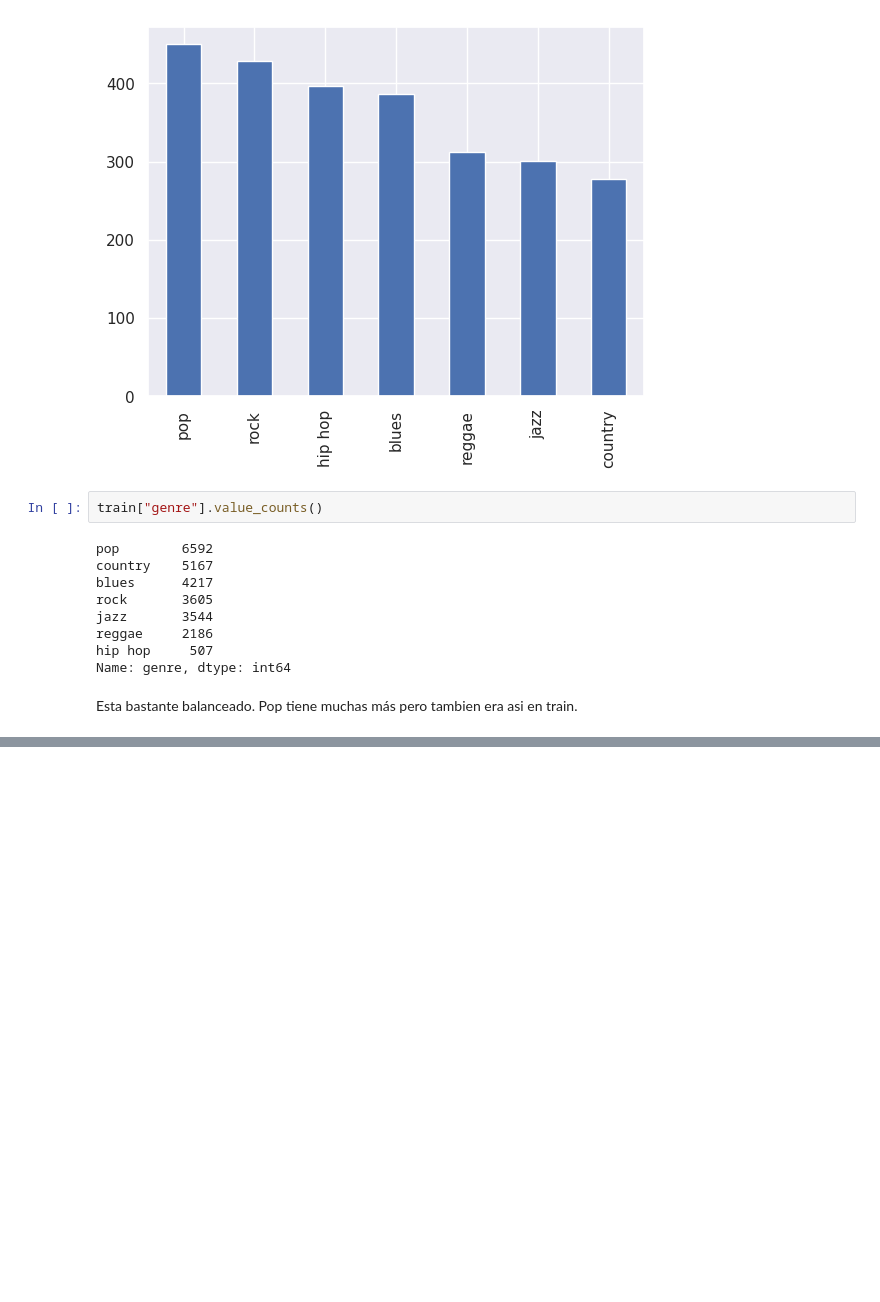
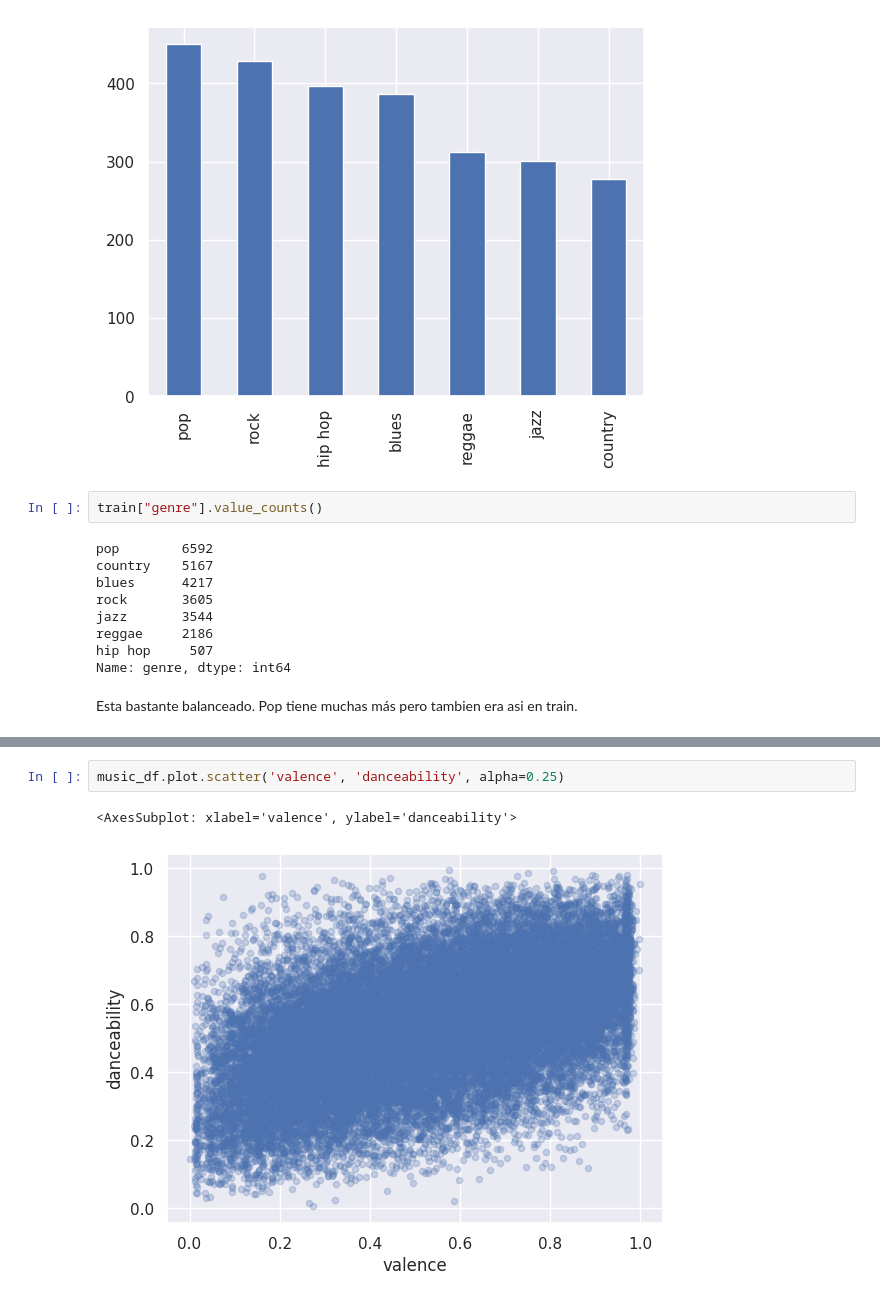
Before and after one commit to LaureanoMuniz/tp3ML, a Jupyter notebook: tp3/AnalisisExploratorio.ipynb, the cells around one changed output, grey strips where cells are left out. Drawn from its saved outputs; the diff is of its cells as text; blank space fills up the shorter version.

```diff
--- a/tp3/AnalisisExploratorio.ipynb
+++ b/tp3/AnalisisExploratorio.ipynb
@@ -291,0 +291,5 @@ Esta bastante balanceado. Pop tiene muchas más pero tambien era asi en train.
+# %%
+music_df.plot.scatter('valence', 'danceability', alpha=0.25)
+# %% [output]
+<AxesSubplot: xlabel='valence', ylabel='danceability'>
+[figure, added]
```
Also changed, not shown: parts of 6 cells of this notebook.
